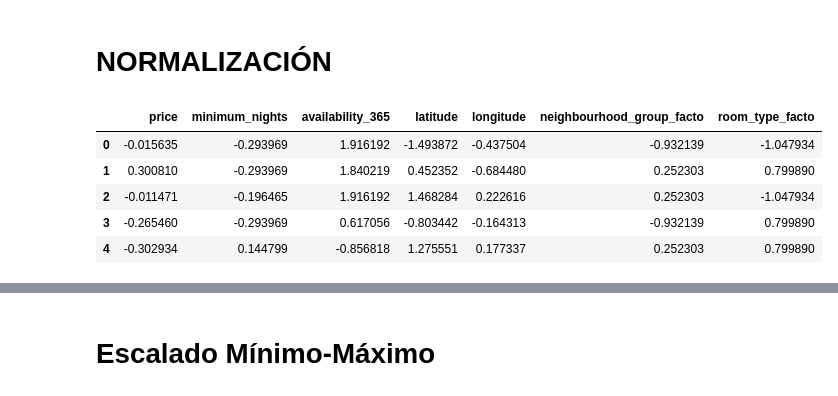
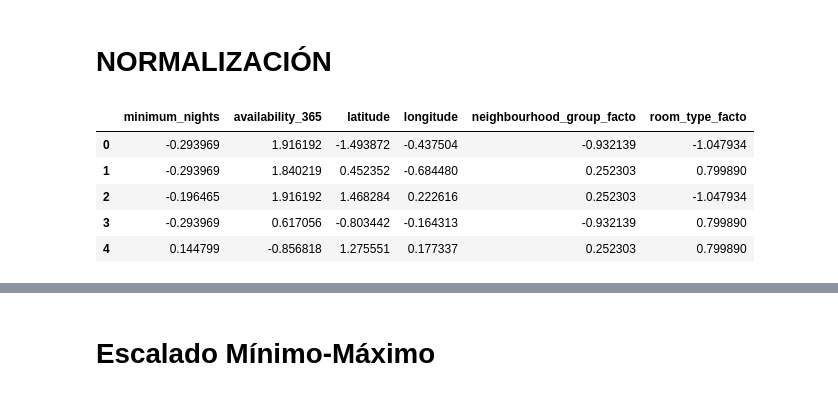
Before and after one commit to 4GeeksAcademy/marcoakai_machine_learning, a Jupyter notebook: src/00-eda-airbnb-ny.ipynb, the cells around one changed output, grey strips where cells are left out. Drawn from its saved outputs; the diff is of its cells as text; code cells hidden in the pictures.

```diff
--- a/src/00-eda-airbnb-ny.ipynb
+++ b/src/00-eda-airbnb-ny.ipynb
@@ -21,8 +21,7 @@ Paso el dataset a dataframe
 # %%
 train_data = pd.read_csv("../data/raw/internal-link.csv")
 
-df = pd.concat([train_data]).reset_index(inplace=False)
-df.drop(columns=["index"], inplace=True)
+df = train_data.copy().reset_index(drop=True)
 df.head()
 # %% [output]
 |  | id | name | host_id | host_name | neighbourhood_group | neighbourhood | latitude | longitude | ... |
@@ -116,7 +115,7 @@ availability_365                      0
 dtype: int64
 # %%
 df['reviews_per_month'] = df['reviews_per_month'].fillna(0)
-df = df[df['price'] > 0]
+df = df[df['price'] > 0].reset_index(drop=True)
 
 
 df.describe().T
@@ -146,5 +145,5 @@ Se observan pocas columnas con valores nulos
 # %% [markdown]
 ## Eliminamos variables innecesarias
 # %%
-df.drop(['name', 'id', 'host_id','host_name'], axis=1, inplace=True)
-df.head()
+cols_to_drop = ['id', 'name', 'host_id', 'host_name']
+df = df.drop(columns=[c for c in cols_to_drop if c in df.columns])
@@ -369,20 +361,20 @@ Name: price, Length: 39107, dtype: int64
 # %%
 norm_scaler = StandardScaler()
 
-num_variables = ['price', 'minimum_nights','availability_365','latitude','longitude','neighbourhood_group_facto','room_type_facto']
+num_variables = ['minimum_nights','availability_365','latitude','longitude','neighbourhood_group_facto','room_type_facto']
 norm_features = norm_scaler.fit_transform(df[num_variables])
 
 df_norm = pd.DataFrame(norm_features,
                        index=df.index,
                        columns=num_variables)
 df_norm.head()
 # %% [output]
-|  | price | minimum_nights | availability_365 | latitude | longitude | neighbourhood_group_facto | room_type_facto |
-| 0 | -0.015635 | -0.293969 | 1.916192 | -1.493872 | -0.437504 | -0.932139 | -1.047934 |
-| 1 | 0.300810 | -0.293969 | 1.840219 | 0.452352 | -0.684480 | 0.252303 | 0.799890 |
-| 2 | -0.011471 | -0.196465 | 1.916192 | 1.468284 | 0.222616 | 0.252303 | -1.047934 |
-| 3 | -0.265460 | -0.293969 | 0.617056 | -0.803442 | -0.164313 | -0.932139 | 0.799890 |
-| 4 | -0.302934 | 0.144799 | -0.856818 | 1.275551 | 0.177337 | 0.252303 | 0.799890 |
+|  | minimum_nights | availability_365 | latitude | longitude | neighbourhood_group_facto | room_type_facto |
+| 0 | -0.293969 | 1.916192 | -1.493872 | -0.437504 | -0.932139 | -1.047934 |
+| 1 | -0.293969 | 1.840219 | 0.452352 | -0.684480 | 0.252303 | 0.799890 |
+| 2 | -0.196465 | 1.916192 | 1.468284 | 0.222616 | 0.252303 | -1.047934 |
+| 3 | -0.293969 | 0.617056 | -0.803442 | -0.164313 | -0.932139 | 0.799890 |
+| 4 | 0.144799 | -0.856818 | 1.275551 | 0.177337 | 0.252303 | 0.799890 |
 # %%
 df_norm
 # %% [output]
```
Also changed, not shown: parts of 23 cells of this notebook.
